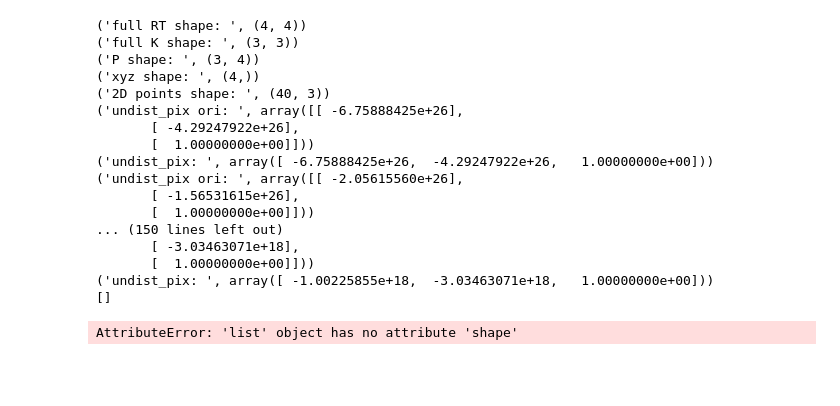
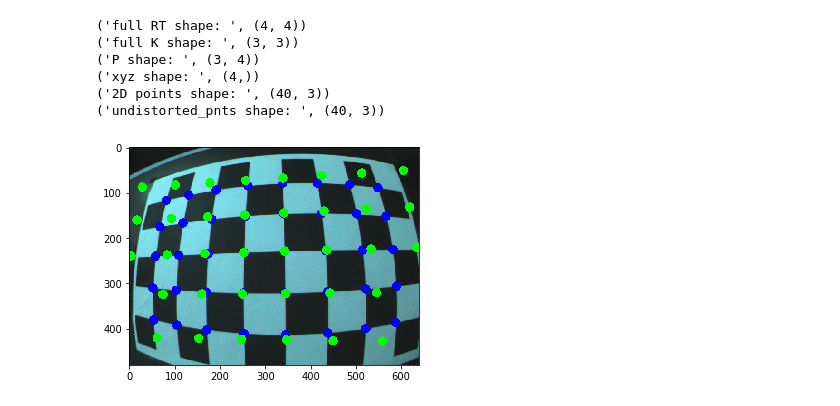
Before and after one commit to IbrahimHussiny/3D-CV, a Jupyter notebook: exercises/exercise 2/ex1.ipynb, the cells around one changed output. Cells and saved outputs as stored; diff of their text form; code cells hidden in the pictures; blank space fills up the shorter version.

```diff
--- a/exercises/exercise 2/ex1.ipynb
+++ b/exercises/exercise 2/ex1.ipynb
@@ -47,13 +48,9 @@ def undistort(X, K, distortion_parameters):
     undistorted_pnts = []
     for idx,x in enumerate(X):
         normalized_pnt = pix_to_normalize_coords(x,K)
-        undist_norm = undist_pnt(x, distortion_parameters)
+        undist_norm = undist_pnt(normalized_pnt, distortion_parameters)
         undist_pix = normalize_to_pix_coords(np.vstack((undist_norm,1)),K)
-        print("undist_pix ori: ", undist_pix)
-        print("undist_pix: ", undist_pix.ravel())
-#         undistorted_pnts.append(np.array([undist_pix[idx][0],]))
-    print(undistorted_pnts[0:2])
-    print(undistorted_pnts[0:2].shape)
+        undistorted_pnts.append(undist_pix.ravel())
     return np.array(undistorted_pnts)
 
 def pix_to_normalize_coords(X,K):
@@ -84,48 +81,36 @@ def project_points(X, K, R, T, distortion_flag=False, distortion_params=None):
         uvw = np.dot(P,xyz)
         # get x, y in pixel coords by u/w and v/w
         X_camera.append(uvw[:3]/uvw[-1])
     X_camera = np.array(X_camera)
     # Project points from 3d world coordinates to 2d image coordinates
     return X_camera
 
 def project_and_draw(img, X_3d, K, R, T, distortion_flag, distortion_parameters):
     """
         Your implementation goes here!
     """
     # call your "project_points" function to project 3D points to camera coordinates
     # draw the projected points on the image and save your output image here
     pnts = project_points(X_3d, K, R, T)
     print("2D points shape: ", pnts.shape)
     if distortion_flag is True:
         undistorted_pnts = undistort(pnts, K , distortion_parameters)
-#         print(undistorted_pnts[0])
         print("undistorted_pnts shape: ", undistorted_pnts.shape)
-#         for idx,pnt in enumerate(undistorted_pnts):
-#             drawed = cv.circle(img, (int(pnt[0]), int(pnt[1])), 5, (0,0,255),10)
+        for idx,pnt in enumerate(undistorted_pnts):
+            drawed = cv.circle(img, (int(pnt[0]), int(pnt[1])), 5, (0,0,255),10)
     for idx,pnt in enumerate(pnts):
         drawed = cv.circle(img, (int(pnt[0]), int(pnt[1])), 5, (0,255,0),10)
-#     plt.imshow(drawed)
-#     plt.show()
+    plt.imshow(drawed)
+    plt.show()
 
 image_num=23
 project_and_draw(imgs[image_num], X_3D, Kintr, RMats[image_num],
                  TVecs[image_num], True, kc)
 # %% [output]
 ('full RT shape: ', (4, 4))
 ('full K shape: ', (3, 3))
 ('P shape: ', (3, 4))
 ('xyz shape: ', (4,))
 ('2D points shape: ', (40, 3))
-('undist_pix ori: ', array([[ -6.75888425e+26],
-       [ -4.29247922e+26],
-       [  1.00000000e+00]]))
-('undist_pix: ', array([ -6.75888425e+26,  -4.29247922e+26,   1.00000000e+00]))
-('undist_pix ori: ', array([[ -2.05615560e+26],
-       [ -1.56531615e+26],
-       [  1.00000000e+00]]))
-... (150 lines left out)
-       [ -3.03463071e+18],
-       [  1.00000000e+00]]))
-('undist_pix: ', array([ -1.00225855e+18,  -3.03463071e+18,   1.00000000e+00]))
-[]
+('undistorted_pnts shape: ', (40, 3))
-AttributeError: 'list' object has no attribute 'shape'
+[figure, added]
```
Also changed, not shown: parts of 1 cell of this notebook.
